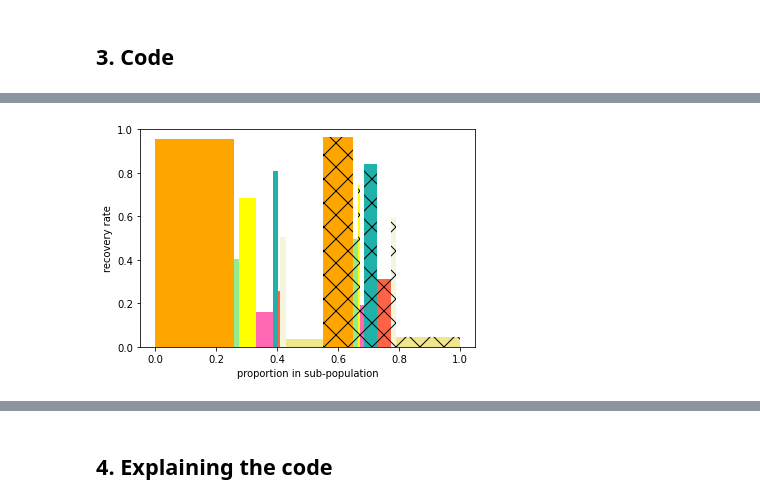
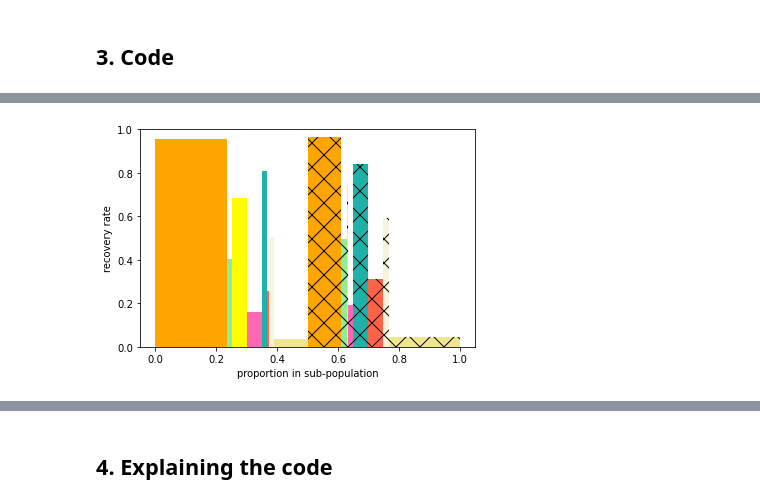
Before and after one commit to cosmo-grant/simpson-reversals, a Jupyter notebook: simpson_reversals.ipynb, the cells around one changed output, grey strips where cells are left out. Saved outputs shown, nothing was run; the diff lists cells and outputs as text; code cells hidden in the pictures.

```diff
--- a/simpson_reversals.ipynb
+++ b/simpson_reversals.ipynb
@@ -69,10 +69,12 @@ In other words, each image is derived from the previous by further dividing each
 import matplotlib.pyplot as plt
 import itertools
 import more_itertools
+import fractions
+import math
 
 
 def reverse_columns(tall_col, short_col):
-    """Creates a Simpson's reversal by dividing each column in two.
+    """Creates a Simpson reversal by dividing each column in two.
 
     A column is represented as a tuple (height, width). Assumes that tall_col
     is taller than short_col and that the heights are between 0 and 1.
@@ -120,7 +122,7 @@ def reverse_columns(tall_col, short_col):
 
 
 def next_layer(taller, shorter):
-    """Returns next layer in a Simpson tree.
+    """Returns the next layer in a Simpson tree.
 
     A layer in a Simpson tree is a list of two lists. Each list contains columns.
     Each column in the first list is taller than its counterpart in the second
@@ -171,12 +173,11 @@ def cum_steps(lst):
     For example, [1, 2, 3, 4] -> (0, 1), (1, 3), (3, 6), (6, 10).
     """
     return more_itertools.pairwise(
-        itertools.accumulate([0] + lst)
-    )
+        itertools.accumulate([0] + lst))
 
 
 def draw_layer(layer):
-    """Creates matplotlib figure to visualize a layer in a Simpson tree.
+    """Creates a matplotlib figure to visualize a layer in a Simpson tree.
 
     Args:
         layer: List of two lists, a layer in a Simpson tree.
@@ -227,7 +228,82 @@ def draw_layers(first_layer, k):
         draw_layer(layer)
 
 
+def to_fractions(layer):
+    """Returns a new layer, where each float has been converted to a Fraction.
+
+    Args:
+        layer: List of two lists, a layer in a Simpson tree.
+    """
+    try:
+        return [fractions.Fraction(i).limit_denominator() for i in layer]
+    except:
+        return [to_fractions(i) for i in layer]
+
+
+def lcm(iterable):
+    """Returns the least common multiple of an iterable of numbers."""
+    lcm = 1
+    for i in iterable:
+        lcm = lcm * i // math.gcd(lcm, i)
+    return lcm
+
+
+def to_data(tree):
+    """Prints integer data corresponding to a Simpson tree.
+
+    A Simpson tree contains floats, representing various proportions of the
+    population. This function "denormalizes" the tree, turning proportions into
+    counts, and prints them. It should find the smallest population size
+    consistent with the given tree.
+
+    Args:
+        tree: A Simpson tree, which is a dictionary, mapping an index to the
+        corresponding layer in the tree.
+    """
+    f_tree = {k: to_fractions(v) for k, v in tree.items()}
+    height_denoms, width_denoms = [], []
+
+    # extract denominators
+    for k in f_tree:
+        taller, shorter = f_tree[k]
+        for h, w in taller:
+            height_denoms.append(h.denominator)
+            width_denoms.append(w.denominator)
+        for h, w in shorter:
+            height_denoms.append(h.denominator)
+            width_denoms.append(w.denominator)
+
+    height_multiplier = lcm(height_denoms)
+    width_multiplier = lcm(width_denoms)
+    n = height_multiplier * width_multiplier # total population size
+
+    for k in f_tree:
+
+        # Taller columns always come first in f_tree
+        #   so we need to reverse every other layer.
+        treatment, control = f_tree[k][(k+1) % 2], f_tree[k][k%2]
+
+        # e.g. subpopulations in the third layer are labeled 00, 01, 10, 11
+        labels = [''.join(word)
+                  for word in itertools.product(('0', '1'), repeat=k-1)]
+
+        # When k==1, we should just print: a out of b people recovered.
+        # When k>1, we should prefix that with the subpopulation's label.
+        prefix = 'In sub-population ' if k > 1 else ''
+        middle = ', ' if k > 1 else ''
+        print(f'\n***LAYER {k}***')
+
+        print('\nTREATMENT GROUP')
+        for (h, w), label in zip(treatment, labels):
+            print(prefix + f'{label}' \
+                  + middle + f'{h*w*n} out of {w*n} people recovered.')
+
+        print('\nCONTROL GROUP')
+        for (h, w), label in zip(control, labels):
+            print(prefix + f'{label}' + \
+                  middle + f'{h*w*n} out of {w*n} people recovered.')
+
 # If you uncomment the two lines below and run the cell, you should get the images shown above.
-# first_layer = [[(3/5, .55)], [(2/5, .45)]]
-# draw_layers(first_layer, 4)
+first_layer = [[(3/5, .5)], [(2/5, .5)]]
+draw_layers(first_layer, 4)
 # %% [output]
@@ -237 +313 @@ def draw_layers(first_layer, k):
-[figure, old version]
+[figure, new version]
```
Also changed, not shown: parts of 3 cells of this notebook, 2 other files.
